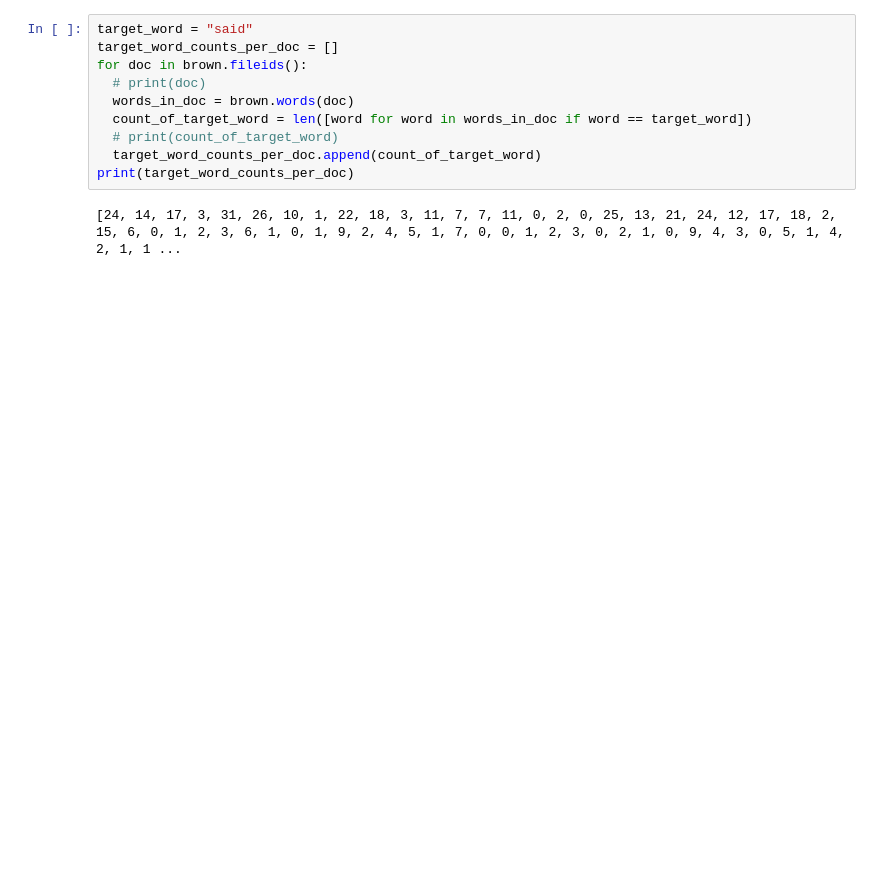
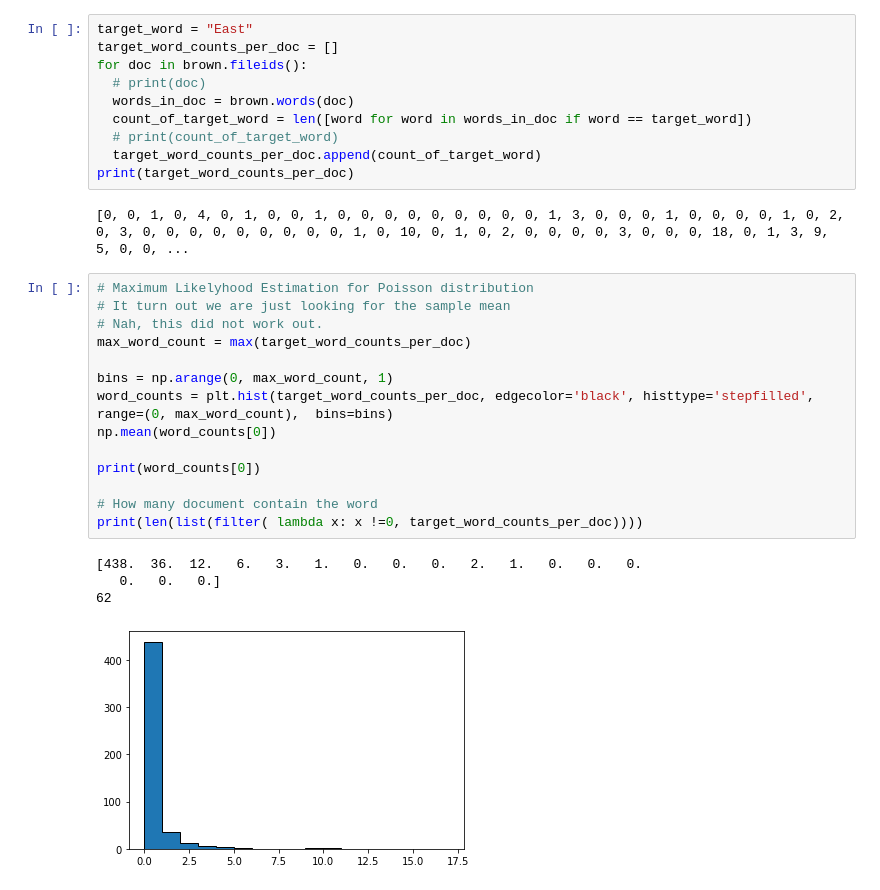
Before and after one commit to puckybreg/625.721-Poisson-Mixtures-Final-Project, a Jupyter notebook: Probability_and_Stochastic_Final_Project.ipynb, the cells around one changed output. Saved outputs shown, nothing was run; the diff lists cells and outputs as text; blank space fills up the shorter version.

```diff
--- a/Probability_and_Stochastic_Final_Project.ipynb
+++ b/Probability_and_Stochastic_Final_Project.ipynb
@@ -47,5 +38,5 @@ brown.fileids()[:10]
 # %%
-target_word = "said"
+target_word = "East"
 target_word_counts_per_doc = []
 for doc in brown.fileids():
   # print(doc)
@@ -55,5 +46,24 @@ for doc in brown.fileids():
   target_word_counts_per_doc.append(count_of_target_word)
 print(target_word_counts_per_doc)
 # %% [output]
-[24, 14, 17, 3, 31, 26, 10, 1, 22, 18, 3, 11, 7, 7, 11, 0, 2, 0, 25, 13, 21, 24, 12, 17, 18, 2, 15, 6, 0, 1, 2, 3, 6, 1, 0, 1, 9, 2, 4, 5, 1, 7, 0, 0, 1, 2, 3, 0, 2, 1, 0, 9, 4, 3, 0, 5, 1, 4, 2, 1, 1 ...
+[0, 0, 1, 0, 4, 0, 1, 0, 0, 1, 0, 0, 0, 0, 0, 0, 0, 0, 0, 1, 3, 0, 0, 0, 1, 0, 0, 0, 0, 1, 0, 2, 0, 3, 0, 0, 0, 0, 0, 0, 0, 0, 0, 1, 0, 10, 0, 1, 0, 2, 0, 0, 0, 0, 3, 0, 0, 0, 18, 0, 1, 3, 9, 5, 0, 0, ...
+# %%
+# Maximum Likelyhood Estimation for Poisson distribution
+# It turn out we are just looking for the sample mean
+# Nah, this did not work out.
+max_word_count = max(target_word_counts_per_doc)
+
+bins = np.arange(0, max_word_count, 1)
+word_counts = plt.hist(target_word_counts_per_doc, edgecolor='black', histtype='stepfilled', range=(0, max_word_count),  bins=bins)
+np.mean(word_counts[0])
+
+print(word_counts[0])
+
+# How many document contain the word
+print(len(list(filter( lambda x: x !=0, target_word_counts_per_doc))))
+# %% [output]
+[438.  36.  12.   6.   3.   1.   0.   0.   0.   2.   1.   0.   0.   0.
+   0.   0.   0.]
+62
+[figure, added]
 # %%
```
Also changed, not shown: parts of 12 cells of this notebook.
